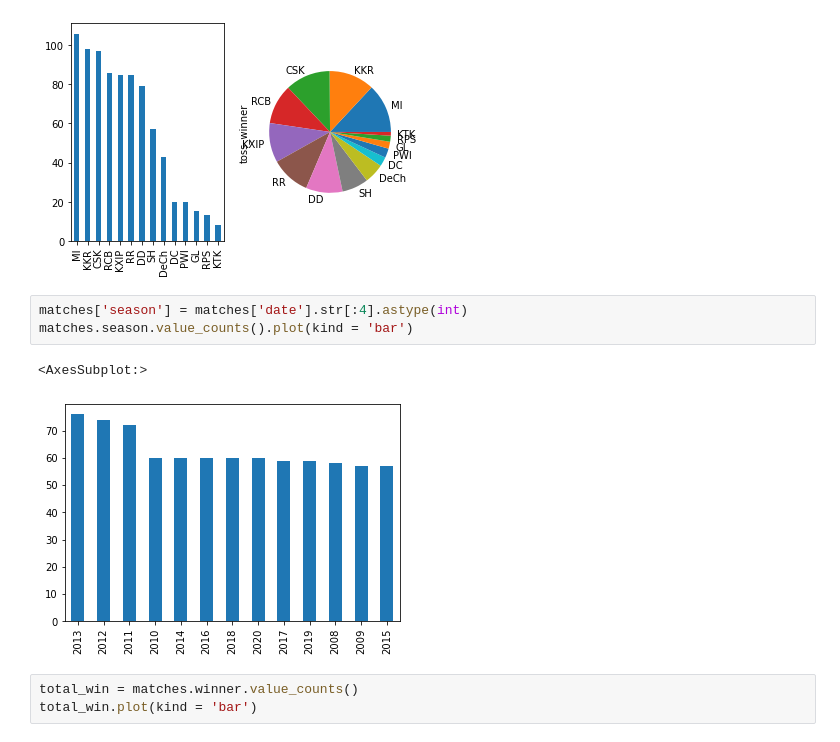
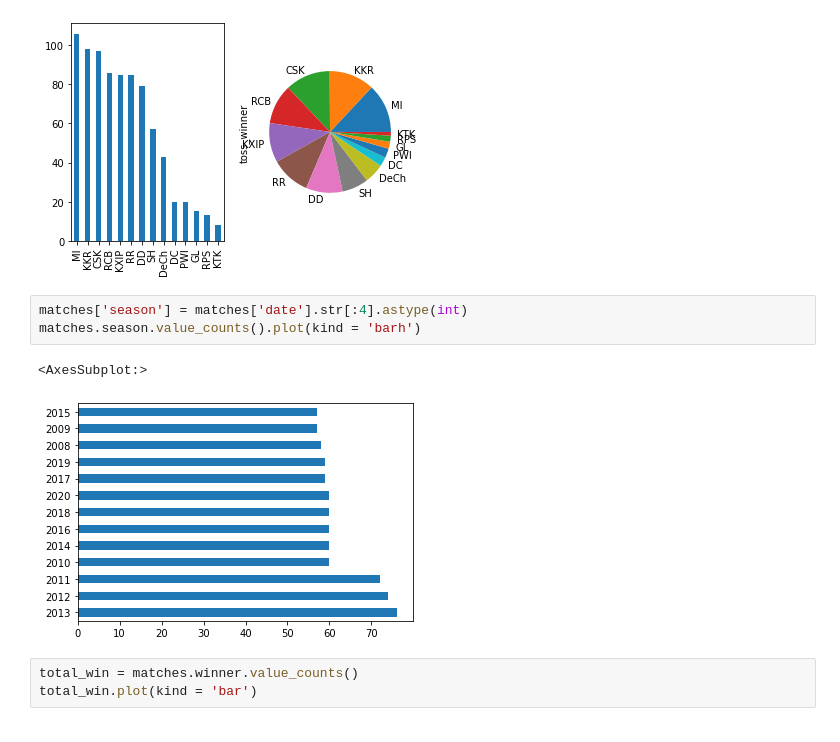
Before and after one commit to IPL-analysis-project/IPL-Dataset-Analysis, a Jupyter notebook: main.ipynb, the cells around one changed output. Drawn from its saved outputs; the diff is of its cells as text.

```diff
--- a/main.ipynb
+++ b/main.ipynb
@@ -144,10 +144,10 @@ matches.toss_winner.value_counts().plot(kind = 'pie')
 [figure]
 # %%
 matches['season'] = matches['date'].str[:4].astype(int)
-matches.season.value_counts().plot(kind = 'bar')
+matches.season.value_counts().plot(kind = 'barh')
 # %% [output]
 <AxesSubplot:>
-[figure, old version]
+[figure, new version]
 # %%
 total_win = matches.winner.value_counts()
 total_win.plot(kind = 'bar')
```
Also changed, not shown: parts of 2 cells of this notebook.
